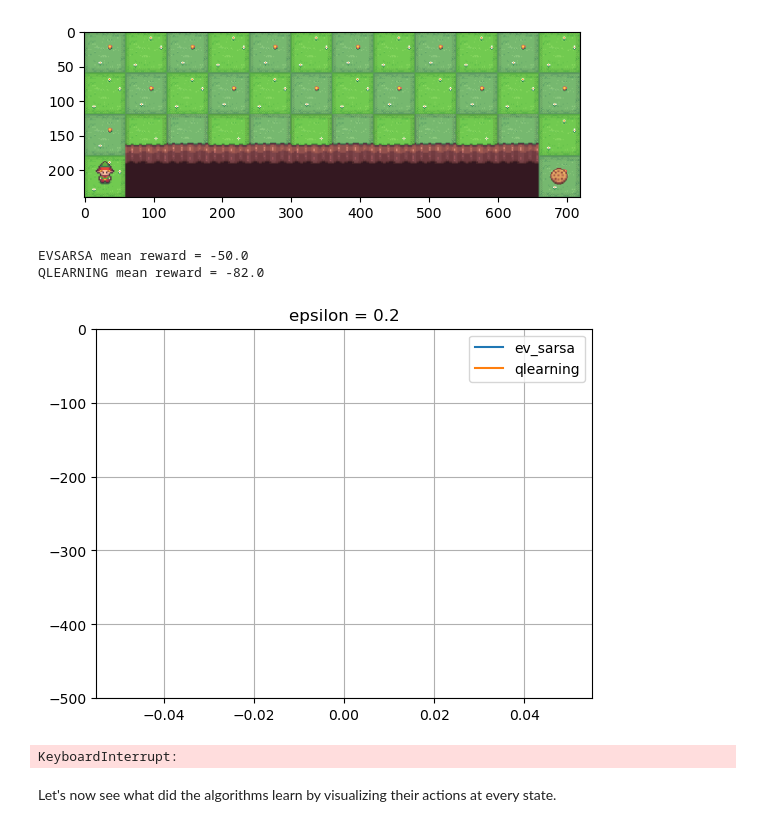
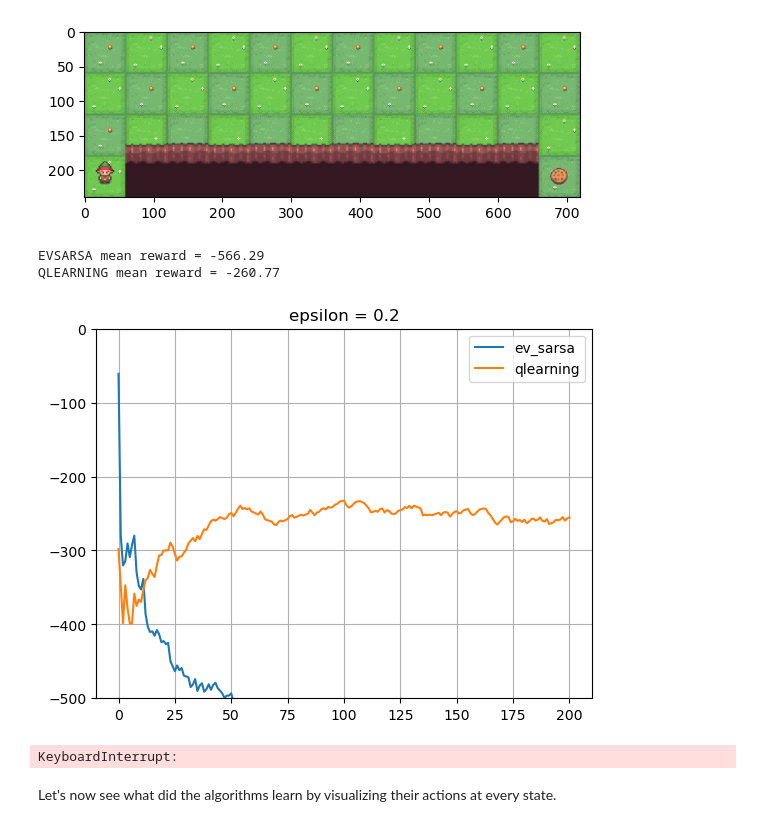
Before and after one commit to pavelkurach/reinforcement-learning, a Jupyter notebook: homeworks/homework01_sarsa/assignment01_sarsa.ipynb, the cells around one changed output. Drawn from its saved outputs; the diff is of its cells as text; code cells hidden in the pictures.

```diff
--- a/homeworks/homework01_sarsa/assignment01_sarsa.ipynb
+++ b/homeworks/homework01_sarsa/assignment01_sarsa.ipynb
@@ -86,7 +86,7 @@ class QLearningAgent:
             action,
             (
                 (1 - learning_rate) * self.get_qvalue(state, action)
-                + learning_rate * (reward + gamma * self.get_value(state))
+                + learning_rate * (reward + gamma * self.get_value(next_state))
             ),
         )
 
@@ -164,7 +164,7 @@ class EVSarsaAgent(QLearningAgent):
 
         return (
             sum([(epsilon / n) * self.get_qvalue(action, state) for action in possible_actions])
-            + (1 - epsilon) * self.get_best_action(state)
+            + (1 - epsilon) * self.get_qvalue(state, self.get_best_action(state))
         )
 # %% [markdown]
 ### Cliff World
@@ -185,7 +185,7 @@ plt.imshow(env.render()[0])
 <matplotlib.image.AxesImage at 0x...>
 [figure]
 # %%
-def play_and_train(env, agent, t_max=10**4):
+def play_and_train(env, agent, t_max=10**2):
     """This function should
     - run a full game, actions given by agent.getAction(s)
     - train agent using agent.update(...) whenever possible
@@ -216,30 +216,30 @@ agent_ql = QLearningAgent(
 # %%
 def moving_average(x, span=100):
     return pd.DataFrame({"x": np.asarray(x)}).x.ewm(span=span).mean().values
 
 
 rewards_sarsa, rewards_ql = [], []
 
-for i in tqdm.tqdm(range(5000)):
+for i in tqdm.tqdm(range(1000)):
     rewards_sarsa.append(play_and_train(env, agent_sarsa))
     rewards_ql.append(play_and_train(env, agent_ql))
     # Note: agent.epsilon stays constant
 
     if i % 100 == 0:
         clear_output(True)
         print("EVSARSA mean reward =", np.mean(rewards_sarsa[-100:]))
         print("QLEARNING mean reward =", np.mean(rewards_ql[-100:]))
         plt.title("epsilon = %s" % agent_ql.epsilon)
         plt.plot(moving_average(rewards_sarsa), label="ev_sarsa")
         plt.plot(moving_average(rewards_ql), label="qlearning")
         plt.grid()
         plt.legend()
         plt.ylim(-500, 0)
         plt.show()
 # %% [output]
-EVSARSA mean reward = -50.0
-QLEARNING mean reward = -82.0
+EVSARSA mean reward = -566.29
+QLEARNING mean reward = -260.77
-[figure, old version]
+[figure, new version]
 KeyboardInterrupt:
 # %% [markdown]
 Let's now see what did the algorithms learn by visualizing their actions at every state.
```
